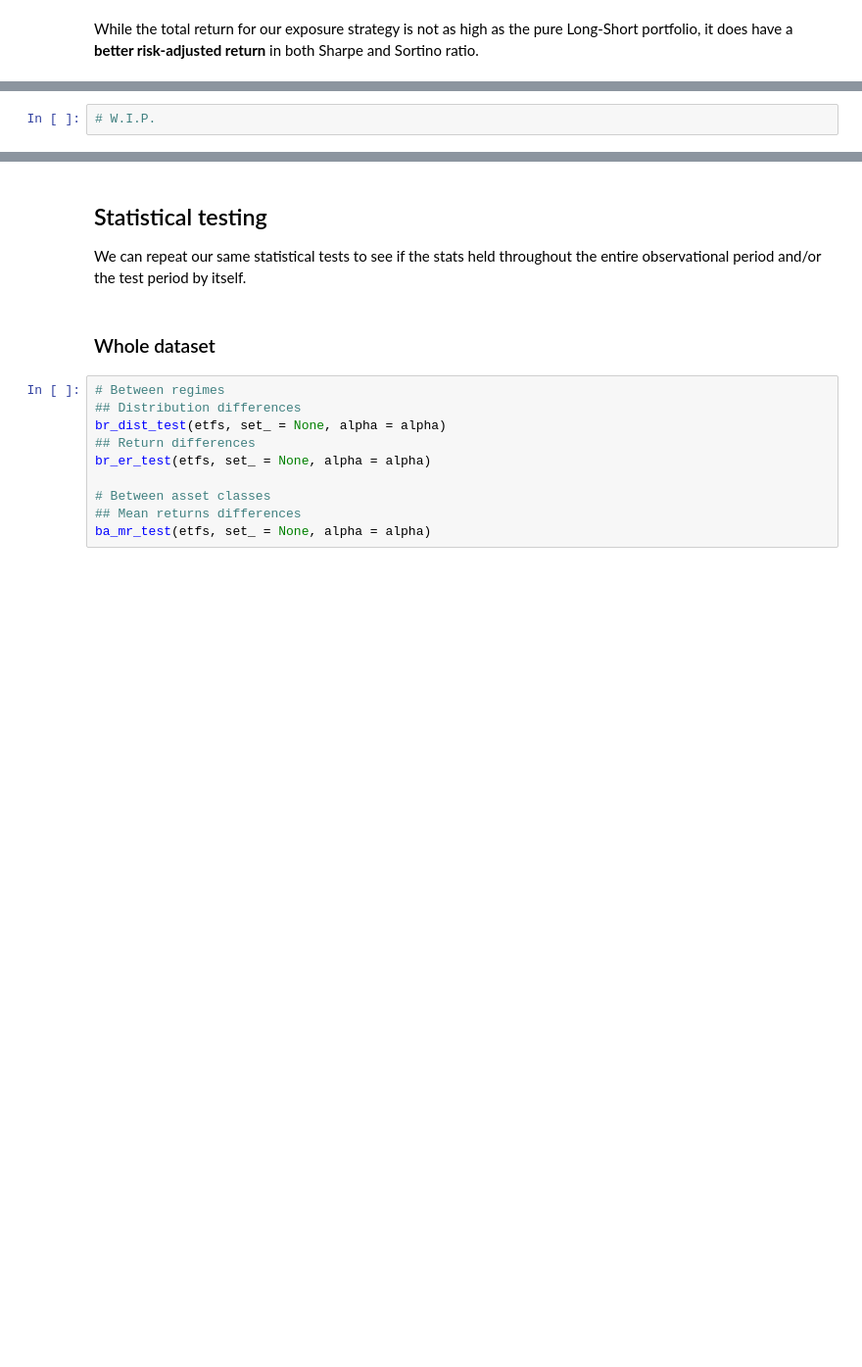
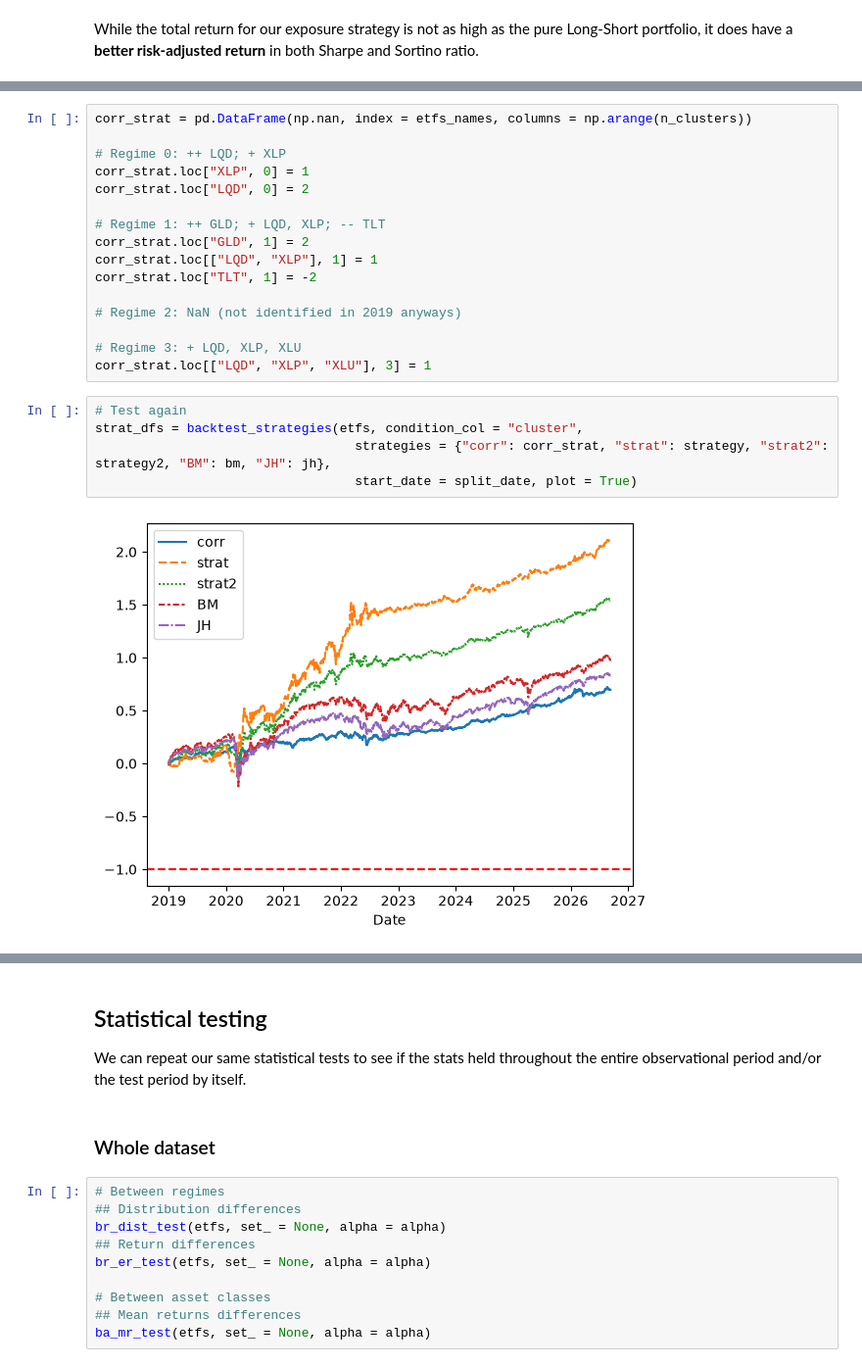
Before and after one commit to sl9998/regime-identification, a Jupyter notebook: Notebooks/regimes.ipynb, the cells around one changed output, grey strips where cells are left out. Shown at 98% size. Cells and saved outputs as stored; diff of their text form; blank space fills up the shorter version.

Commit message:
Implemented correlation portfolios & leveraged backtesting.

```diff
--- a/Notebooks/regimes.ipynb
+++ b/Notebooks/regimes.ipynb
@@ -700,2 +713,23 @@ We can further exploit information on between-asset correlation during regimes t
 # %%
-# W.I.P.
+corr_strat = pd.DataFrame(np.nan, index = etfs_names, columns = np.arange(n_clusters))
+
+# Regime 0: ++ LQD; + XLP
+corr_strat.loc["XLP", 0] = 1
+corr_strat.loc["LQD", 0] = 2
+
+# Regime 1: ++ GLD; + LQD, XLP; -- TLT
+corr_strat.loc["GLD", 1] = 2
+corr_strat.loc[["LQD", "XLP"], 1] = 1
+corr_strat.loc["TLT", 1] = -2
+
+# Regime 2: NaN (not identified in 2019 anyways)
+
+# Regime 3: + LQD, XLP, XLU
+corr_strat.loc[["LQD", "XLP", "XLU"], 3] = 1
+# %%
+# Test again
+strat_dfs = backtest_strategies(etfs, condition_col = "cluster",
+                                  strategies = {"corr": corr_strat, "strat": strategy, "strat2": strategy2, "BM": bm, "JH": jh},
+                                  start_date = split_date, plot = True)
+# %% [output]
+[figure, added]
```
Also changed, not shown: parts of 26 cells of this notebook, 1 other file.
